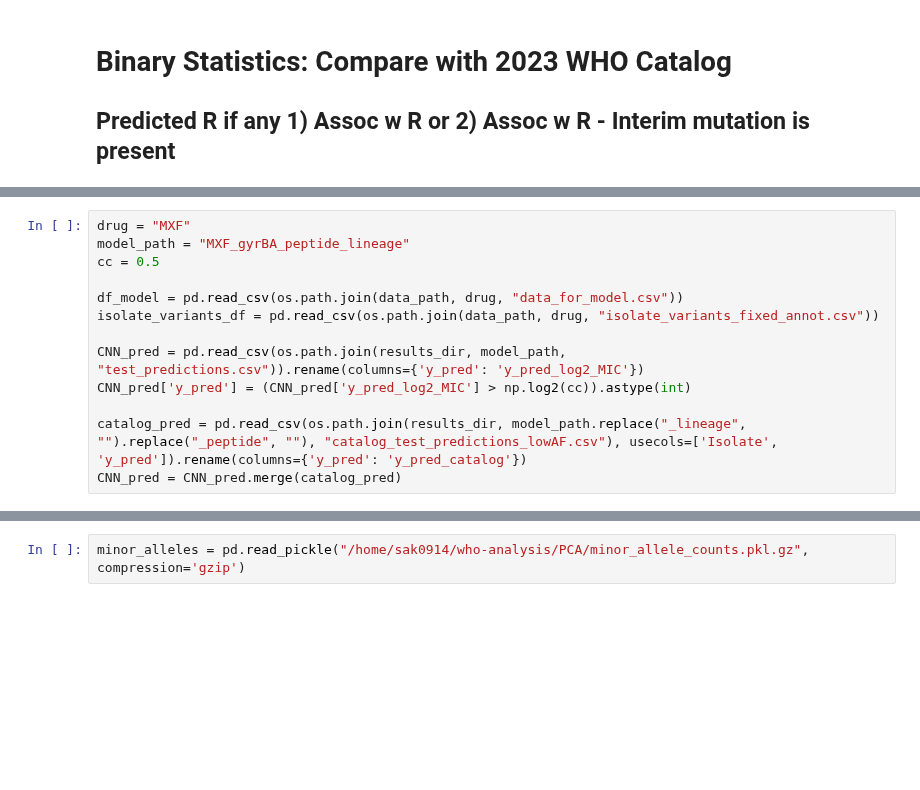
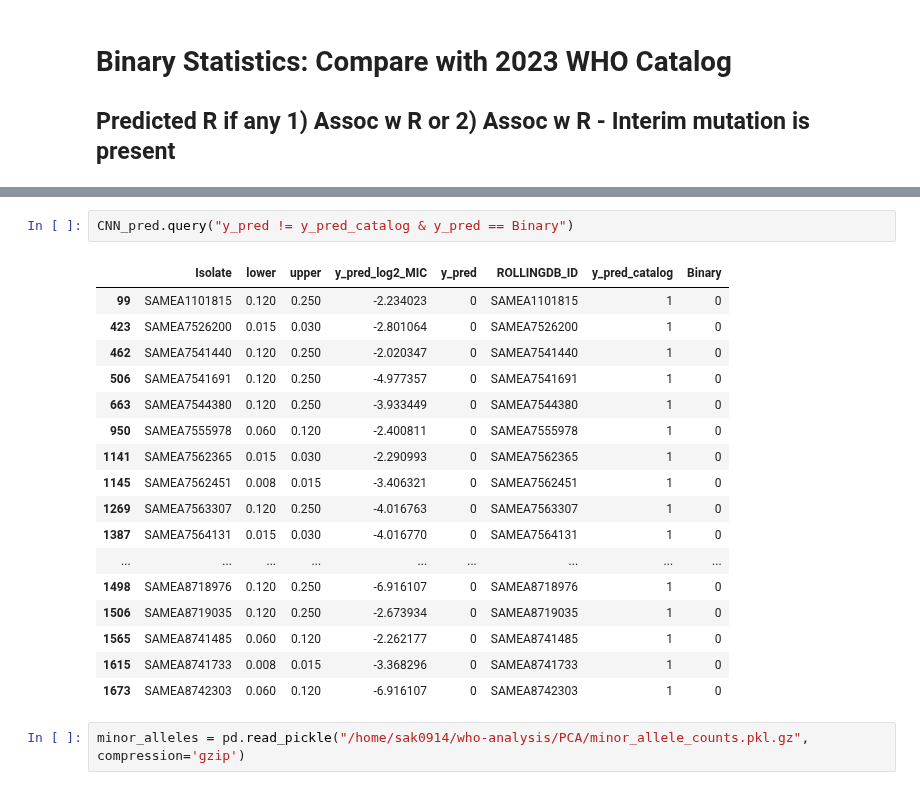
Before and after one commit to sanju99/MtbQuantCNN, a Jupyter notebook: analysis/performance_metrics.ipynb, the cells around one changed output, grey strips where cells are left out. Cells and saved outputs as stored; diff of their text form; blank space fills up the shorter version.

```diff
--- a/analysis/performance_metrics.ipynb
+++ b/analysis/performance_metrics.ipynb
@@ -878,13 +824,0 @@ def compare_model_stats(df_results, var, drugs_lst, model_1, model_2):
-# %%
-drug = "MXF"
-model_path = "MXF_gyrBA_peptide_lineage"
-cc = 0.5
-
-df_model = pd.read_csv(os.path.join(data_path, drug, "data_for_model.csv"))
-isolate_variants_df = pd.read_csv(os.path.join(data_path, drug, "isolate_variants_fixed_annot.csv"))
-
-CNN_pred = pd.read_csv(os.path.join(results_dir, model_path, "test_predictions.csv")).rename(columns={'y_pred': 'y_pred_log2_MIC'})
-CNN_pred['y_pred'] = (CNN_pred['y_pred_log2_MIC'] > np.log2(cc)).astype(int)
-
-catalog_pred = pd.read_csv(os.path.join(results_dir, model_path.replace("_lineage", "").replace("_peptide", ""), "catalog_test_predictions_lowAF.csv"), usecols=['Isolate', 'y_pred']).rename(columns={'y_pred': 'y_pred_catalog'})
-CNN_pred = CNN_pred.merge(catalog_pred)
@@ -891,3 +877,23 @@ CNN_pred = CNN_pred.merge(catalog_pred)
+# %%
+CNN_pred.query("y_pred != y_pred_catalog & y_pred == Binary")
+# %% [output]
+|  | Isolate | lower | upper | y_pred_log2_MIC | y_pred | ROLLINGDB_ID | y_pred_catalog | Binary |
+| 99 | SAMEA1101815 | 0.120 | 0.250 | -2.234023 | 0 | SAMEA1101815 | 1 | 0 |
+| 423 | SAMEA7526200 | 0.015 | 0.030 | -2.801064 | 0 | SAMEA7526200 | 1 | 0 |
+| 462 | SAMEA7541440 | 0.120 | 0.250 | -2.020347 | 0 | SAMEA7541440 | 1 | 0 |
+| 506 | SAMEA7541691 | 0.120 | 0.250 | -4.977357 | 0 | SAMEA7541691 | 1 | 0 |
+| 663 | SAMEA7544380 | 0.120 | 0.250 | -3.933449 | 0 | SAMEA7544380 | 1 | 0 |
+| 950 | SAMEA7555978 | 0.060 | 0.120 | -2.400811 | 0 | SAMEA7555978 | 1 | 0 |
+| 1141 | SAMEA7562365 | 0.015 | 0.030 | -2.290993 | 0 | SAMEA7562365 | 1 | 0 |
+| 1145 | SAMEA7562451 | 0.008 | 0.015 | -3.406321 | 0 | SAMEA7562451 | 1 | 0 |
+| 1269 | SAMEA7563307 | 0.120 | 0.250 | -4.016763 | 0 | SAMEA7563307 | 1 | 0 |
+| 1387 | SAMEA7564131 | 0.015 | 0.030 | -4.016770 | 0 | SAMEA7564131 | 1 | 0 |
+| ... | ... | ... | ... | ... | ... | ... | ... | ... |
+| 1498 | SAMEA8718976 | 0.120 | 0.250 | -6.916107 | 0 | SAMEA8718976 | 1 | 0 |
+| 1506 | SAMEA8719035 | 0.120 | 0.250 | -2.673934 | 0 | SAMEA8719035 | 1 | 0 |
+| 1565 | SAMEA8741485 | 0.060 | 0.120 | -2.262177 | 0 | SAMEA8741485 | 1 | 0 |
+| 1615 | SAMEA8741733 | 0.008 | 0.015 | -3.368296 | 0 | SAMEA8741733 | 1 | 0 |
+| 1673 | SAMEA8742303 | 0.060 | 0.120 | -6.916107 | 0 | SAMEA8742303 | 1 | 0 |
 # %%
 minor_alleles = pd.read_pickle("/home/sak0914/who-analysis/PCA/minor_allele_counts.pkl.gz", compression='gzip')
 # %%
```
Also changed, not shown: parts of 42 cells of this notebook, 51 other files.
